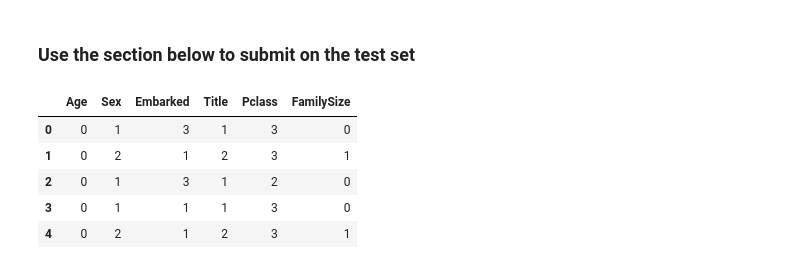
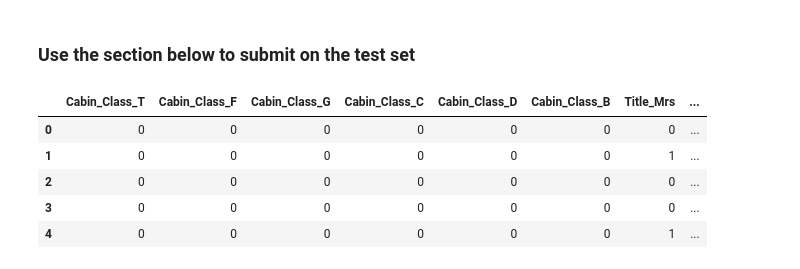
Before and after one commit to kashyapbarua/titanic-model, a Jupyter notebook: titanic-feature-engg.ipynb, the cells around one changed output. Saved outputs shown, nothing was run; the diff lists cells and outputs as text; code cells hidden in the pictures.

```diff
--- a/titanic-feature-engg.ipynb
+++ b/titanic-feature-engg.ipynb
@@ -189,0 +274,5 @@ df_subset["Embarked"].fillna(mode_embarked, inplace=True)
+# %%
+df_subset_int = pd.concat([df_subset, Sex, Embarked, Title, Cabin_Class],axis=1)
+# %%
+df_subset_int.drop(['Sex', 'Embarked', 'Title', 'Cabin_Class'],axis=1,inplace=True)
+df_subset_int.head()
@@ -190,10 +287,10 @@ df_subset["Embarked"].fillna(mode_embarked, inplace=True)
 # %%
-# In this step, we use the factorize method to factorize the categorical features that we have created above.
-# This is done for model interpretability
+# # In this step, we use the factorize method to factorize the categorical features that we have created above.
+# # This is done for model interpretability
 
-cols_new = ['Embarked', 'Title', 'Sex', 'Cabin_Class']
+# cols_new = ['Embarked', 'Title', 'Sex', 'Cabin_Class']
 
-for col in cols_new:
-    df_subset[col] = pd.factorize(df_subset[col])[0] + 1
+# for col in cols_new:
+#     df_subset[col] = pd.factorize(df_subset[col])[0] + 1
 
-df_subset.head()
+# df_subset.head()
@@ -207,8 +297,8 @@ df_subset.head()
 # %%
 # We split the combined dataset to train and test set again
 
-train_set = df_subset[df_subset['test_flag']==0]
-test_set = df_subset[df_subset['test_flag']==1]
+train_set = df_subset_int[df_subset['test_flag']==0]
+test_set = df_subset_int[df_subset['test_flag']==1]
 
 train_set['Survived'] = train_set['Survived'].astype(int) # Convert the target feature to integer
 # %%
@@ -350,13 +470,16 @@ It is observed that the best accuracy is obtained in the Random Forest Model, wh
 # %% [markdown]
 ### Use the section below to submit on the test set
 # %%
-test_feature = test_set[['Age', 'Sex', 'Embarked', 'Title', 'Pclass', 'FamilySize']]
+test_feature = test_set[['Cabin_Class_T', 'Cabin_Class_F', 'Cabin_Class_G', 'Cabin_Class_C',
+               'Cabin_Class_D', 'Cabin_Class_B', 'Title_Mrs', 'Cabin_Class_E', 'Embarked_Q',
+               'Sex_male', 'Title_Miss', 'Age', 'Embarked_S', 'Title_Rare', 'Cabin_Class_U',
+               'Fare', 'Pclass', 'FamilySize', 'Title_Mr']]
 test_id = test_set['PassengerId']
 test_feature.head()
 # %% [output]
-|  | Age | Sex | Embarked | Title | Pclass | FamilySize |
-| 0 | 0 | 1 | 3 | 1 | 3 | 0 |
-| 1 | 0 | 2 | 1 | 2 | 3 | 1 |
-| 2 | 0 | 1 | 3 | 1 | 2 | 0 |
-| 3 | 0 | 1 | 1 | 1 | 3 | 0 |
-| 4 | 0 | 2 | 1 | 2 | 3 | 1 |
+|  | Cabin_Class_T | Cabin_Class_F | Cabin_Class_G | Cabin_Class_C | Cabin_Class_D | Cabin_Class_B | Title_Mrs | ... |
+| 0 | 0 | 0 | 0 | 0 | 0 | 0 | 0 | ... |
+| 1 | 0 | 0 | 0 | 0 | 0 | 0 | 1 | ... |
+| 2 | 0 | 0 | 0 | 0 | 0 | 0 | 0 | ... |
+| 3 | 0 | 0 | 0 | 0 | 0 | 0 | 0 | ... |
+| 4 | 0 | 0 | 0 | 0 | 0 | 0 | 1 | ... |
```
Also changed, not shown: parts of 30 cells of this notebook.
